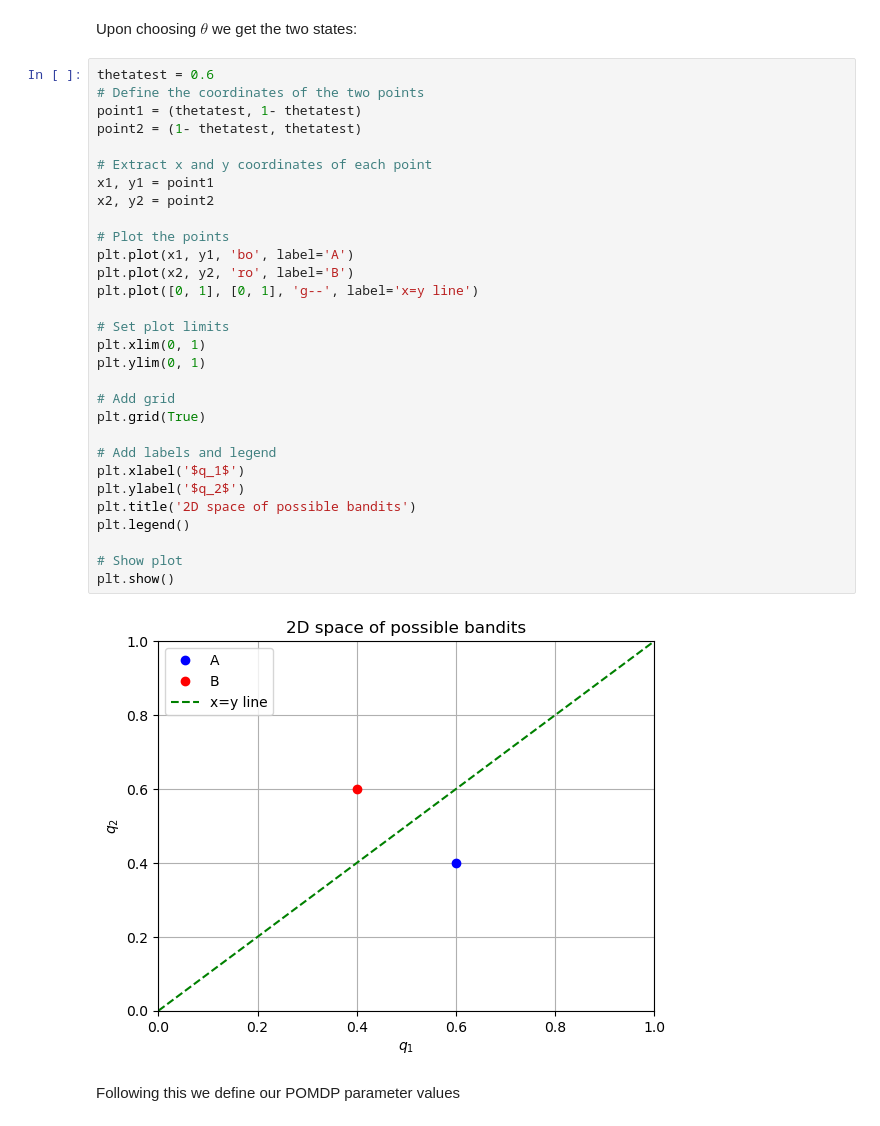
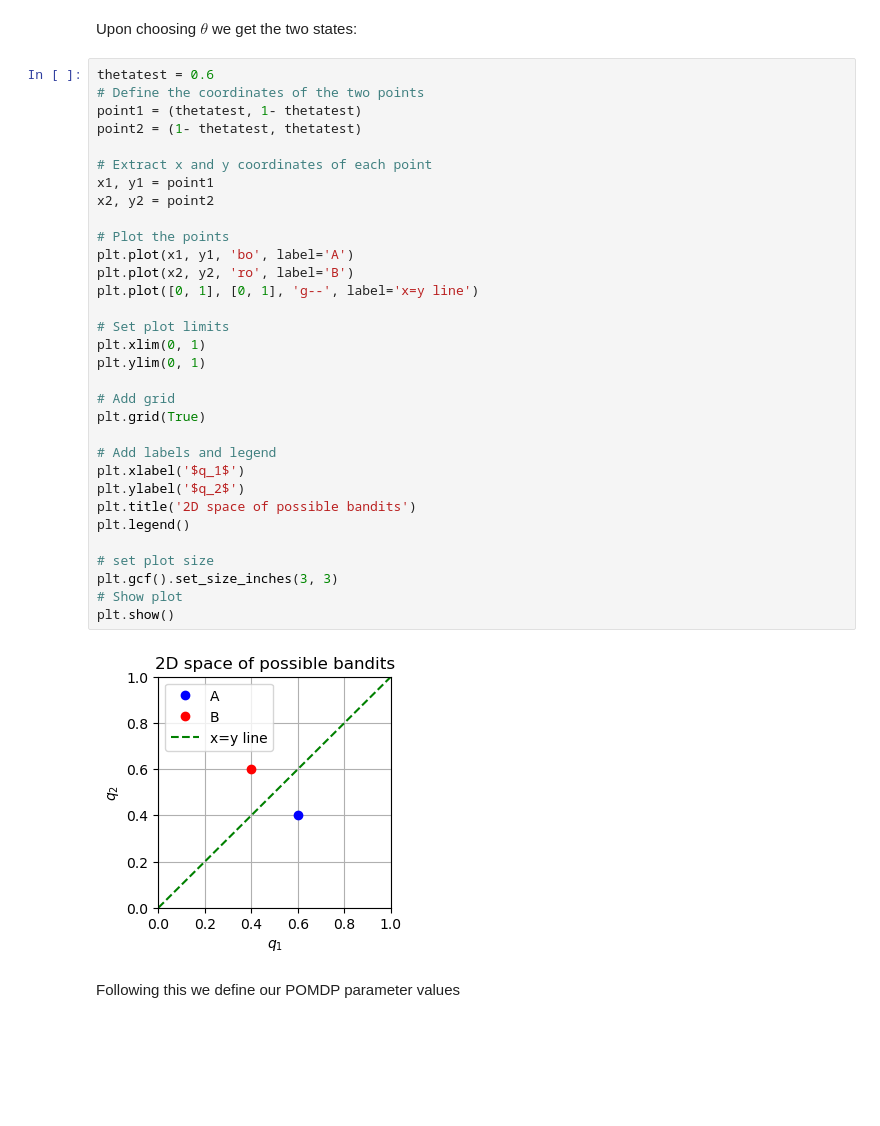
Before and after one commit to malikbf5/FSC-optimization, a Jupyter notebook: Bernoulli Bandits/Bernoulli Bandits.ipynb, the cells around one changed output. Cells and saved outputs as stored; diff of their text form; blank space fills up the shorter version.

```diff
--- a/Bernoulli Bandits/Bernoulli Bandits.ipynb
+++ b/Bernoulli Bandits/Bernoulli Bandits.ipynb
@@ -48,34 +48,36 @@ Upon choosing $\theta$ we get the two states:
 thetatest = 0.6
 # Define the coordinates of the two points
 point1 = (thetatest, 1- thetatest)
 point2 = (1- thetatest, thetatest)
 
 # Extract x and y coordinates of each point
 x1, y1 = point1
 x2, y2 = point2
 
 # Plot the points
 plt.plot(x1, y1, 'bo', label='A')
 plt.plot(x2, y2, 'ro', label='B')
 plt.plot([0, 1], [0, 1], 'g--', label='x=y line')
 
 # Set plot limits
 plt.xlim(0, 1)
 plt.ylim(0, 1)
 
 # Add grid
 plt.grid(True)
 
 # Add labels and legend
 plt.xlabel('$q_1$')
 plt.ylabel('$q_2$')
 plt.title('2D space of possible bandits')
 plt.legend()
 
+# set plot size
+plt.gcf().set_size_inches(3, 3)
 # Show plot
 plt.show()
 # %% [output]
-[figure, old version]
+[figure, new version]
 # %% [markdown]
 Following this we define our POMDP parameter values
 # %%
```
Also changed, not shown: parts of 14 cells of this notebook.
